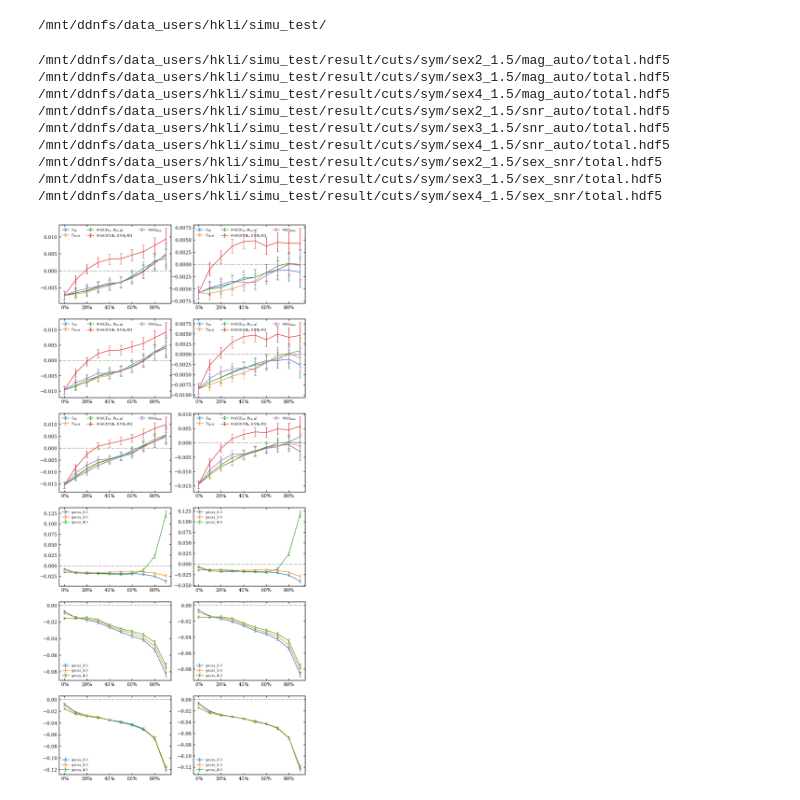
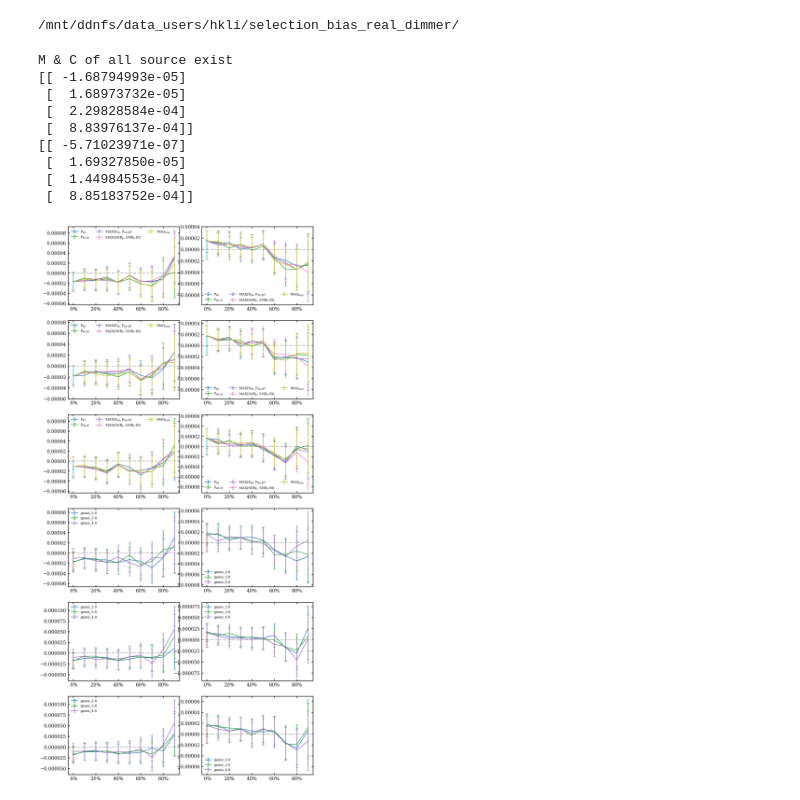
Before and after one commit to hekunlie/astrophy-research, a Jupyter notebook: jupyter/mc_comparison.ipynb, the cells around one changed output. Drawn from its saved outputs; the diff is of its cells as text; code cells hidden in the pictures.

```diff
--- a/jupyter/mc_comparison.ipynb
+++ b/jupyter/mc_comparison.ipynb
@@ -14,18 +14,21 @@ from plot_tool import Image_Plot
 import tool_box
 import h5py
 # %%
-source = "debug"
+source = "dimmer"
 
 config_path = "%s/work/envs/envs.dat"%my_home
 total_path, para_path = tool_box.config(config_path, ['get', 'get'],
                                                    [['selection_bias', "%s_path"%source, '1'],
                                                     ['selection_bias', "%s_path_para"%source, '1']])
 print(total_path)
+pic_path = "/home/hkli/work/jupyter_run/pic/%s/"%source
+if not os.path.exists(pic_path):
+    os.mkdir(pic_path)
 # %% [output]
-/mnt/ddnfs/data_users/hkli/simu_test/
+/mnt/ddnfs/data_users/hkli/selection_bias_real_dimmer/
 # %%
-sig = "1.5"
-mc_plot = 'm'
+sig = "4"
+mc_plot = 'c'
 
 lim = 0
 if mc_plot == "m":
@@ -34,6 +37,22 @@ if mc_plot == "m":
 else:
     plot_tag = 2
     stand = 0
+
+mc_all_path = total_path + "result/data/shear_result.hdf5"
+mc_all_exist = os.path.exists(mc_all_path)
+if mc_all_exist:
+    print("M & C of all source exist")
+    h5f_mc = h5py.File(mc_all_path, "r")
+    mc1 = h5f_mc["/mc1"].value
+    mc2 = h5f_mc["/mc2"].value
+    print(mc1)
+    print(mc2)
+    m_all = [mc1[2], mc2[2]]
+    m_sig_all = [mc1[3], mc2[3]]
+    c_all = [mc1[0], mc2[0]]
+    c_sig_all = [mc1[1], mc2[1]]
+else:
+    print("M & C of all source don't exist")
 
 xfmt = '%2.f%%'
 
@@ -64,41 +83,53 @@ for row in range(6):
     #                 hdf5: "/mc1", "/mc2", "/shear", "num"
                     data = h5f["/mc%d"%(col+1)].value
     #                 [[m],[m_sig],[c],[c_sig]]
                     pts_show = data[:,ch][plot_tag]
                     pts_err = data[:,ch][plot_tag+1]
                     img.axs[row][col].errorbar(ch*10.,pts_show, pts_err, linewidth=img.plt_line_width,capsize=img.cap_size, ms=5, label=names[tag])
                     if tag == 0:
                         xs = img.axs[row][col].set_xlim()
                         img.axs[row][col].plot([xs[0], xs[1]],[0,0], linestyle="-.", c='grey')
                     img.axis_major_formatter(row, col, 1, xfmt)
                     img.axs[row][col].legend(ncol=3,fontsize=img.legend_size-5,frameon=False)
+                    if mc_all_exist:
+                        if mc_plot == "m":
+                            img.axs[row][col].errorbar(ch[0]*10, m_all[col], m_sig_all[col], linewidth=img.plt_line_width,capsize=img.cap_size, ms=5,marker="v" )
+                        else:
+                            img.axs[row][col].errorbar(ch[0]*10, c_all[col], c_sig_all[col],linewidth=img.plt_line_width,capsize=img.cap_size, ms=5, marker="v" )
                 h5f.close()
         else:
             for tag, filter_nm in enumerate(filter_names):
                 data_path = total_path + "result/cuts/sym/%s%s/%s/total.hdf5"%(filter_nm, sig, sex_files[row-3])
                 h5f = h5py.File(data_path,"r")
-                print(data_path)
                 for col in range(2):
     #                 hdf5: "/mc1", "/mc2", "/shear", "num"
                     data = h5f["/mc%d"%(col+1)].value
     #                 [[m],[m_sig],[c],[c_sig]]
                     pts_show = data[:,ch][plot_tag]
                     pts_err = data[:,ch][plot_tag+1]
                     img.axs[row][col].errorbar(ch*10.,pts_show, pts_err, linewidth=img.plt_line_width,capsize=img.cap_size, ms=5, label=gauss_name[tag])
                     if tag == 0:
                         xs = img.axs[row][col].set_xlim()
                         img.axs[row][col].plot([xs[0], xs[1]],[0,0], linestyle="-.", c='grey')
                     img.axis_major_formatter(row, col, 1, xfmt)
                     img.axs[row][col].legend(ncol=1,fontsize=img.legend_size-5,frameon=False)
+
+                    if mc_all_exist:
+                        if mc_plot == "m":
+                            img.axs[row][col].errorbar(ch[0]*10, m_all[col], m_sig_all[col], linewidth=img.plt_line_width,capsize=img.cap_size, ms=5,marker="v" )
+                        else:
+                            img.axs[row][col].errorbar(ch[0]*10, c_all[col], c_sig_all[col],linewidth=img.plt_line_width,capsize=img.cap_size, ms=5, marker="v" )
                 h5f.close()
+
+img.save_img(pic_path+"%s_%s.pdf"%(mc_plot, sig))
 # %% [output]
-/mnt/ddnfs/data_users/hkli/simu_test/result/cuts/sym/sex2_1.5/mag_auto/total.hdf5
-/mnt/ddnfs/data_users/hkli/simu_test/result/cuts/sym/sex3_1.5/mag_auto/total.hdf5
-/mnt/ddnfs/data_users/hkli/simu_test/result/cuts/sym/sex4_1.5/mag_auto/total.hdf5
-/mnt/ddnfs/data_users/hkli/simu_test/result/cuts/sym/sex2_1.5/snr_auto/total.hdf5
-/mnt/ddnfs/data_users/hkli/simu_test/result/cuts/sym/sex3_1.5/snr_auto/total.hdf5
-/mnt/ddnfs/data_users/hkli/simu_test/result/cuts/sym/sex4_1.5/snr_auto/total.hdf5
-/mnt/ddnfs/data_users/hkli/simu_test/result/cuts/sym/sex2_1.5/sex_snr/total.hdf5
-/mnt/ddnfs/data_users/hkli/simu_test/result/cuts/sym/sex3_1.5/sex_snr/total.hdf5
-/mnt/ddnfs/data_users/hkli/simu_test/result/cuts/sym/sex4_1.5/sex_snr/total.hdf5
+M & C of all source exist
+[[ -1.68794993e-05]
+ [  1.68973732e-05]
+ [  2.29828584e-04]
+ [  8.83976137e-04]]
+[[ -5.71023971e-07]
+ [  1.69327850e-05]
+ [  1.44984553e-04]
+ [  8.85183752e-04]]
-[figure, old version]
+[figure, new version]
```
Also changed, not shown: 15 other files.
